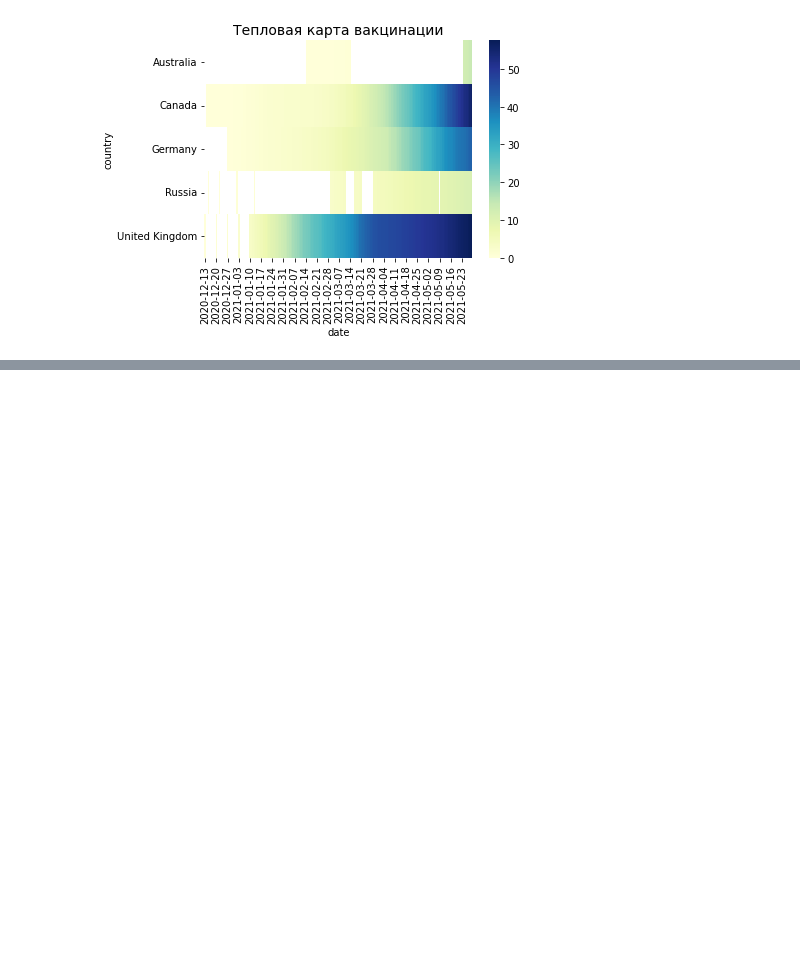
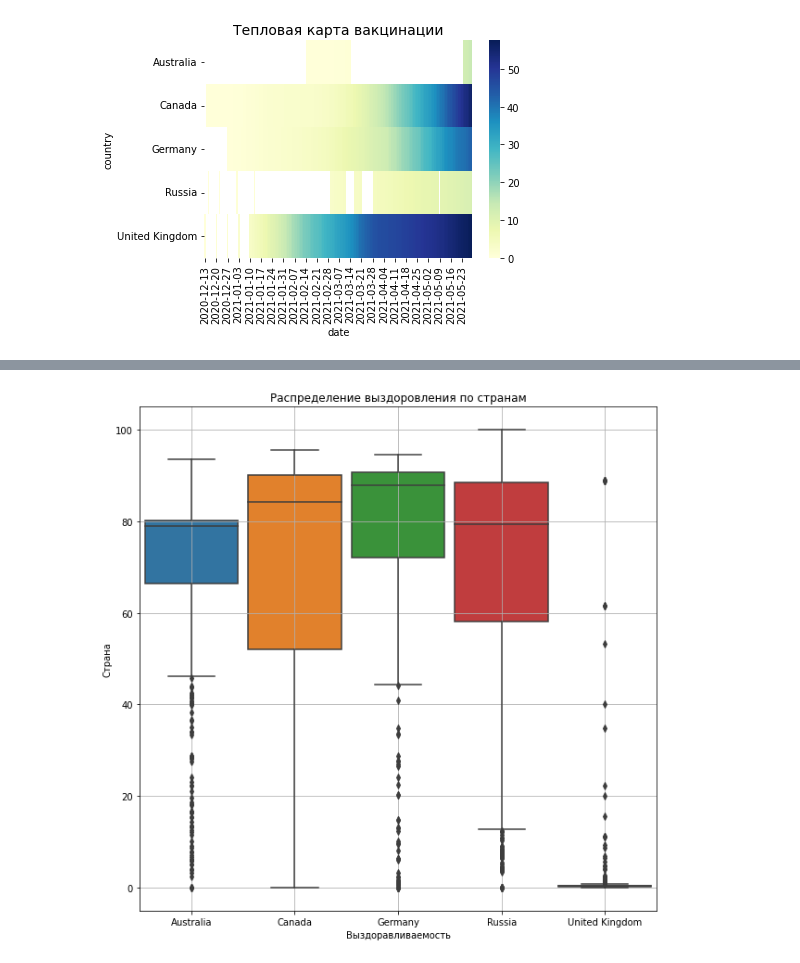
Before and after one commit to royvudgren/sf_datascience_practice, a Jupyter notebook: PYTHON-13 VISUALISATION/6 seaborn.ipynb, the cells around one changed output, grey strips where cells are left out. Drawn from its saved outputs; the diff is of its cells as text; code cells hidden in the pictures; blank space fills up the shorter version.

```diff
--- a/PYTHON-13 VISUALISATION/6 seaborn.ipynb
+++ b/PYTHON-13 VISUALISATION/6 seaborn.ipynb
@@ -194,0 +223,17 @@ heatmap.set_title('Тепловая карта вакцинации', fontsize=1
+# %%
+# Постройте коробчатую диаграмму для признака recover_rate
+# (отношение выздоровлений к числу зафиксированных случаев заболевания в процентах).
+fig = plt.figure(figsize=(10, 10))
+boxplot = sns.boxplot(
+    data=croped_covid_df,
+    x='country',
+    y='recover_rate',
+    orient='v', # параметр orient отвечает за ориентацию графика h - горизонтальная, v - вертикальная
+    width=0.9 # ширина коробок
+)
+boxplot.set_title('Распределение выздоровления по странам');
+boxplot.set_xlabel('Выздоравливаемость');
+boxplot.set_ylabel('Страна');
+boxplot.grid()
+# %% [output]
+[figure, added]
```
Also changed, not shown: parts of 4 cells of this notebook, 2 other files.
